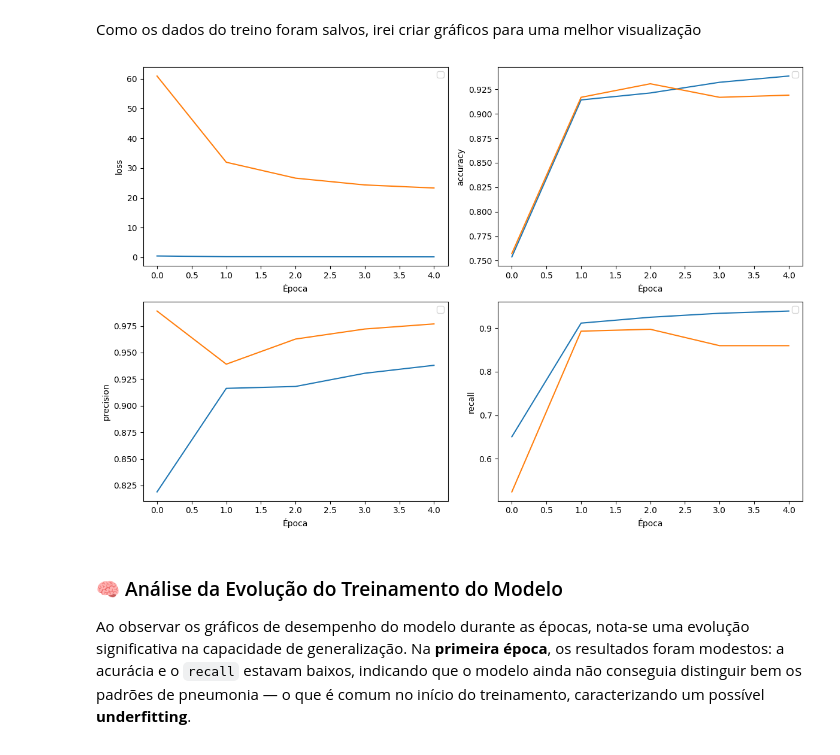
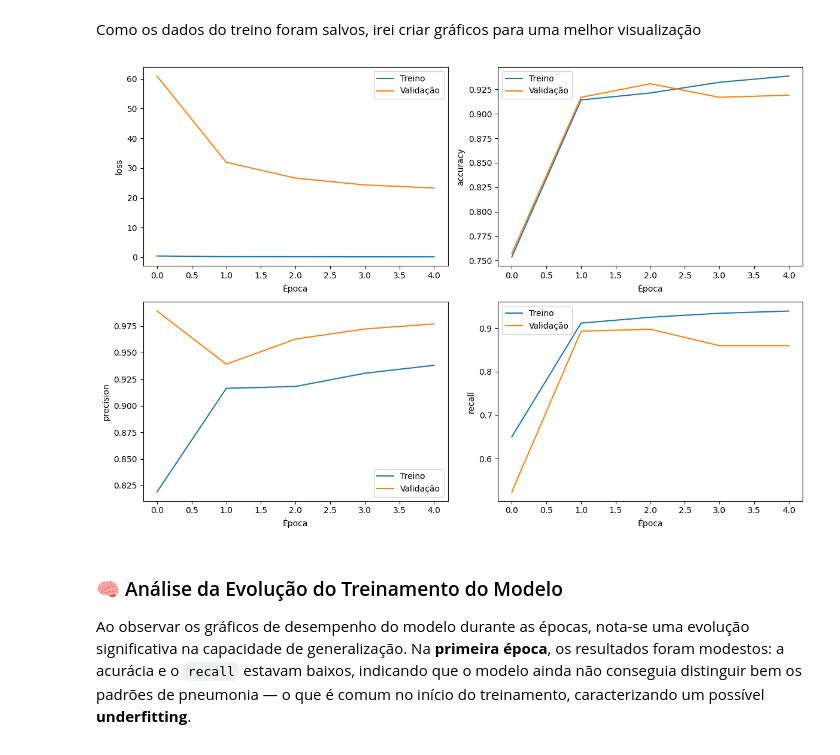
Before and after one commit to Riansito/Classificacao-de-Raio-X-Pneumonia-Normal, a Jupyter notebook: treinamentoDoModelo.ipynb, the cells around one changed output. Saved outputs shown, nothing was run; the diff lists cells and outputs as text; code cells hidden in the pictures.

```diff
--- a/treinamentoDoModelo.ipynb
+++ b/treinamentoDoModelo.ipynb
@@ -232,23 +232,21 @@ history.history
 Como os dados do treino foram salvos, irei criar gráficos para uma melhor visualização
 # %%
 import matplotlib.pyplot as plt
-
-
 
 fig, axs = plt.subplots(2, 2, figsize=(12, 8))
 axs = axs.flatten()
 metrics = ['loss', 'accuracy', 'precision', 'recall']
 for i, metric in enumerate(metrics):
-    axs[i].plot(history.history[metric])
-    axs[i].plot(history.history[f"val_{metric}"])
+    axs[i].plot(history.history[metric], label = "Treino")
+    axs[i].plot(history.history[f"val_{metric}"], label="Validação")
     axs[i].set_xlabel('Época')
     axs[i].set_ylabel(metric)
     axs[i].legend()
 
 plt.tight_layout()
 plt.show()
 # %% [output]
-[figure, old version]
+[figure, new version]
 # %% [markdown]
 
 
```
Also changed, not shown: 1 other file.
